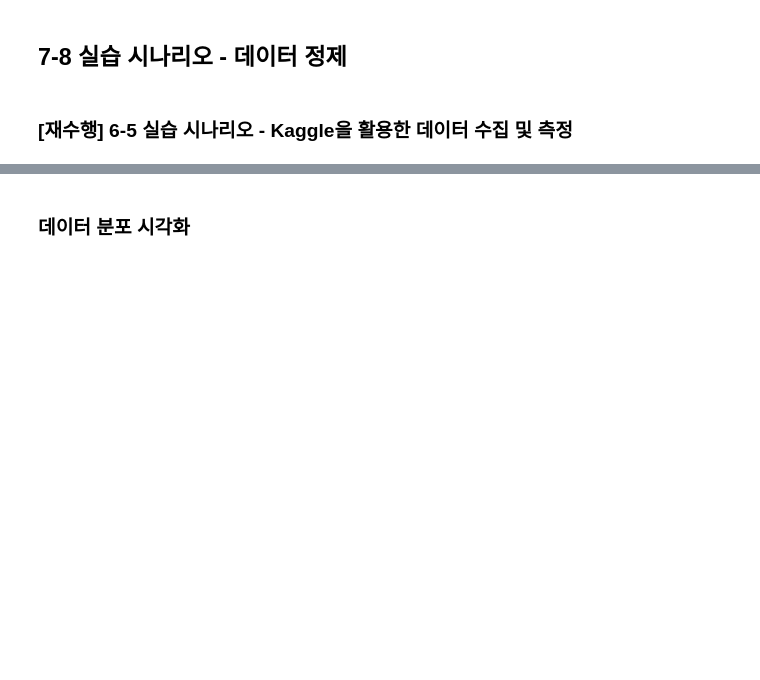
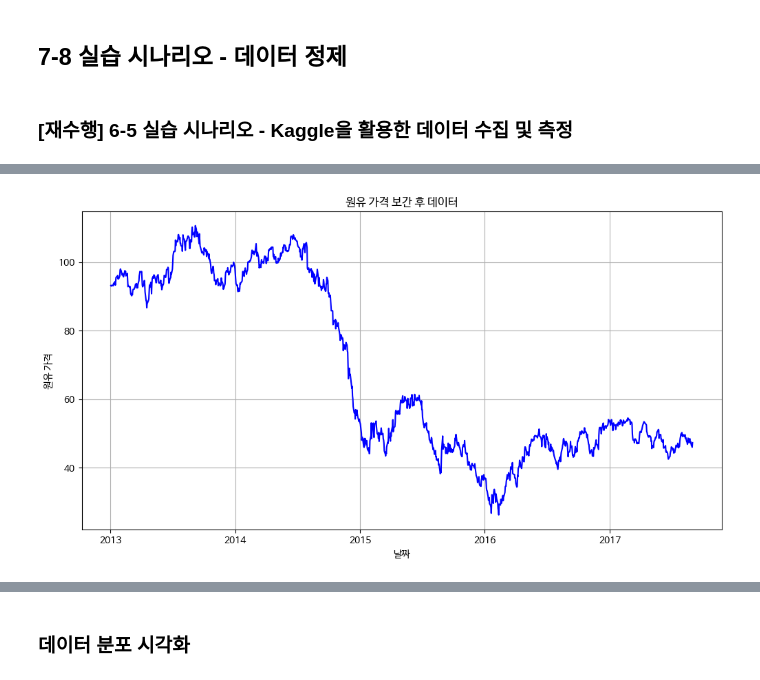
Before and after one commit to jlovechae/Data-Analysis-with-Open-Source, a Jupyter notebook: 오픈소스_데이터_분석_7강.ipynb, the cells around one changed output, grey strips where cells are left out. Cells and saved outputs as stored; diff of their text form; code cells hidden in the pictures; blank space fills up the shorter version.

```diff
--- a/오픈소스_데이터_분석_7강.ipynb
+++ b/오픈소스_데이터_분석_7강.ipynb
@@ -211,0 +291,11 @@ df_date = pd.DataFrame({'date_str':date_str})
+# %%
+import pandas as pd
+
+# Grocery Sales 데이터 DataFrame 로드
+train = pd.read_csv('train.csv')
+stores = pd.read_csv('stores.csv')
+transactions = pd.read_csv('transactions.csv')
+oil = pd.read_csv('oil.csv')
+holidays_events = pd.read_csv('holidays_events.csv')
+
+train
@@ -211,0 +361,17 @@ df_date = pd.DataFrame({'date_str':date_str})
+# %%
+oil_cleaned = oil.copy()
+
+### 선형 보간법 적용한 원유 가격 데이터
+oil_cleaned['dcoilwtico'] = oil_cleaned['dcoilwtico'].interpolate(method = 'linear')
+
+
+
+plt.figure(figsize=(12, 6))
+plt.plot(oil_cleaned['date'], oil_cleaned['dcoilwtico'], 'b-')
+plt.title("원유 가격 보간 후 데이터")
+plt.xlabel("날짜")
+plt.ylabel("원유 가격")
+plt.grid(True)
+plt.show()
+# %% [output]
+[figure, added]
```
Also changed, not shown: parts of 31 cells of this notebook.
